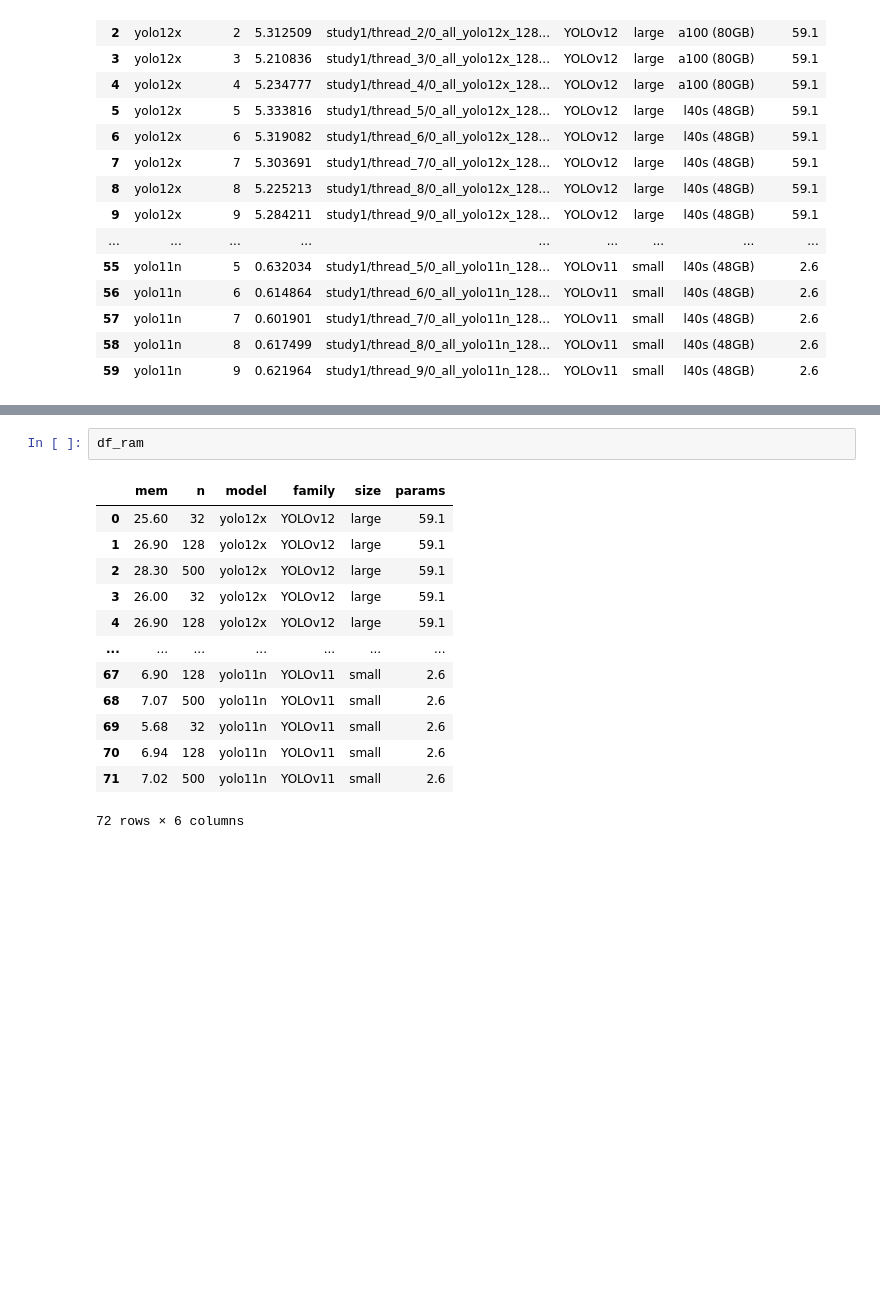
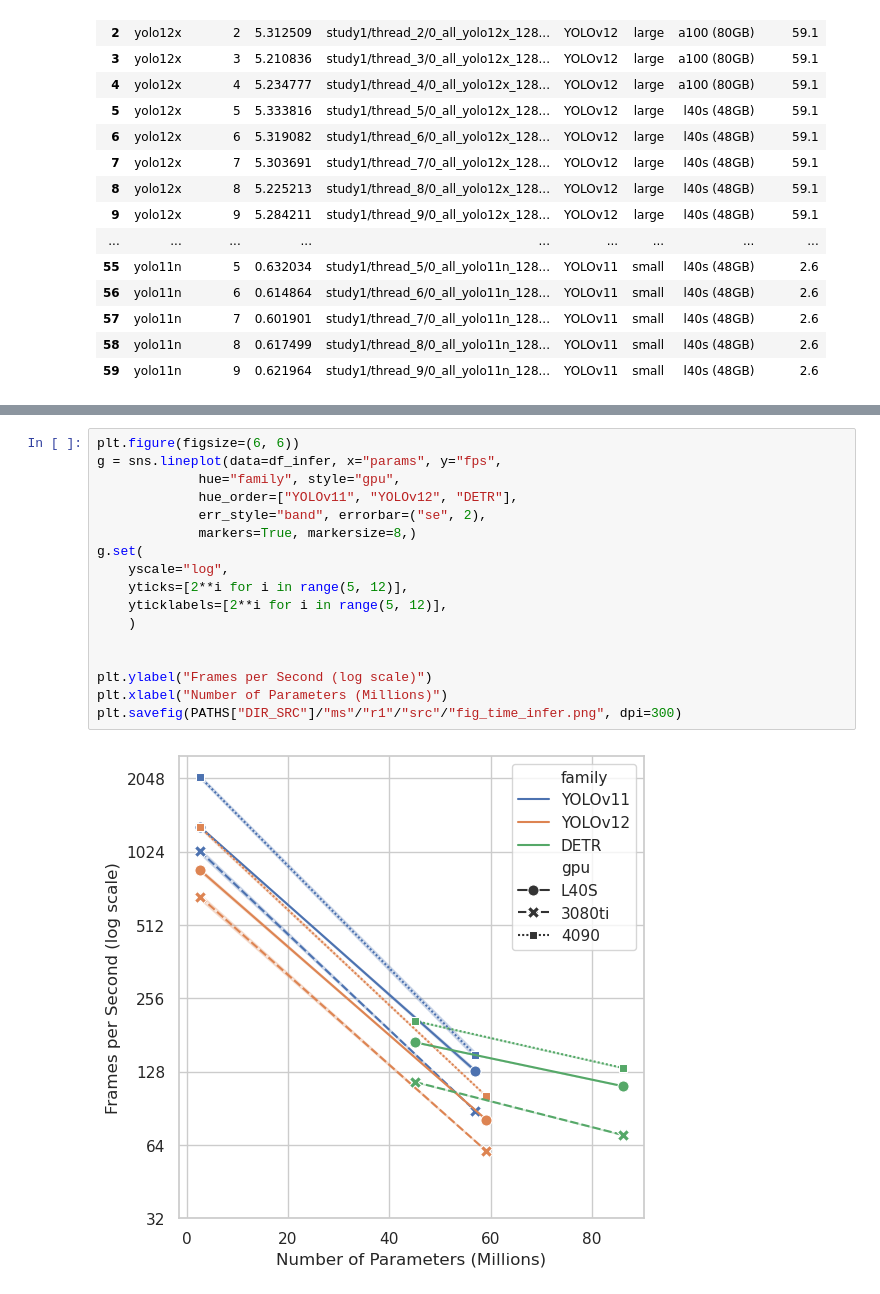
Before and after one commit to Niche-Lab/COLO, a Jupyter notebook: evaluate.ipynb, the cells around one changed output, grey strips where cells are left out. Drawn from its saved outputs; the diff is of its cells as text; blank space fills up the shorter version.

```diff
--- a/evaluate.ipynb
+++ b/evaluate.ipynb
@@ -389,19 +347,22 @@ plt.savefig(PATHS["DIR_SRC"]/"ms"/"r1"/"src"/"fig_time.png", dpi=300)
-# %%
-df_ram
-# %% [output]
-|  | mem | n | model | family | size | params |
-| 0 | 25.60 | 32 | yolo12x | YOLOv12 | large | 59.1 |
-| 1 | 26.90 | 128 | yolo12x | YOLOv12 | large | 59.1 |
-| 2 | 28.30 | 500 | yolo12x | YOLOv12 | large | 59.1 |
-| 3 | 26.00 | 32 | yolo12x | YOLOv12 | large | 59.1 |
-| 4 | 26.90 | 128 | yolo12x | YOLOv12 | large | 59.1 |
-| ... | ... | ... | ... | ... | ... | ... |
-| 67 | 6.90 | 128 | yolo11n | YOLOv11 | small | 2.6 |
-| 68 | 7.07 | 500 | yolo11n | YOLOv11 | small | 2.6 |
-| 69 | 5.68 | 32 | yolo11n | YOLOv11 | small | 2.6 |
-| 70 | 6.94 | 128 | yolo11n | YOLOv11 | small | 2.6 |
-| 71 | 7.02 | 500 | yolo11n | YOLOv11 | small | 2.6 |
-72 rows × 6 columns
+# %%
+plt.figure(figsize=(6, 6))
+g = sns.lineplot(data=df_infer, x="params", y="fps",
+             hue="family", style="gpu",
+             hue_order=["YOLOv11", "YOLOv12", "DETR"],
+             err_style="band", errorbar=("se", 2),
+             markers=True, markersize=8,)
+g.set(
+    yscale="log",
+    yticks=[2**i for i in range(5, 12)],
+    yticklabels=[2**i for i in range(5, 12)],
+    )
+
+
+plt.ylabel("Frames per Second (log scale)")
+plt.xlabel("Number of Parameters (Millions)")
+plt.savefig(PATHS["DIR_SRC"]/"ms"/"r1"/"src"/"fig_time_infer.png", dpi=300)
+# %% [output]
+[figure, added]
 # %%
 sns.set(style="whitegrid")
 plt.figure(figsize=(7, 6))
```
Also changed, not shown: parts of 6 cells of this notebook, 2 other files.
